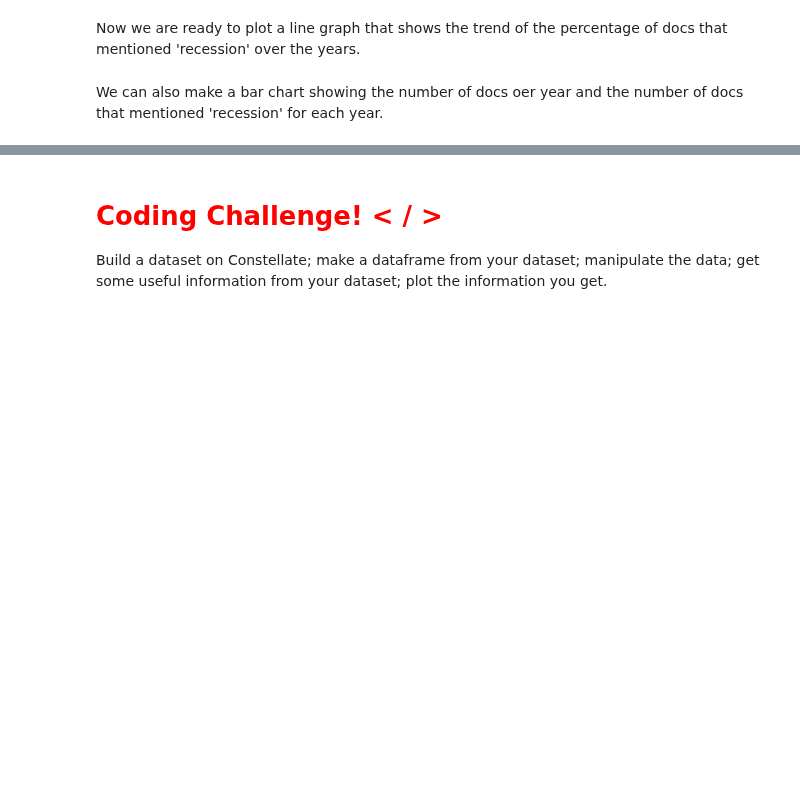
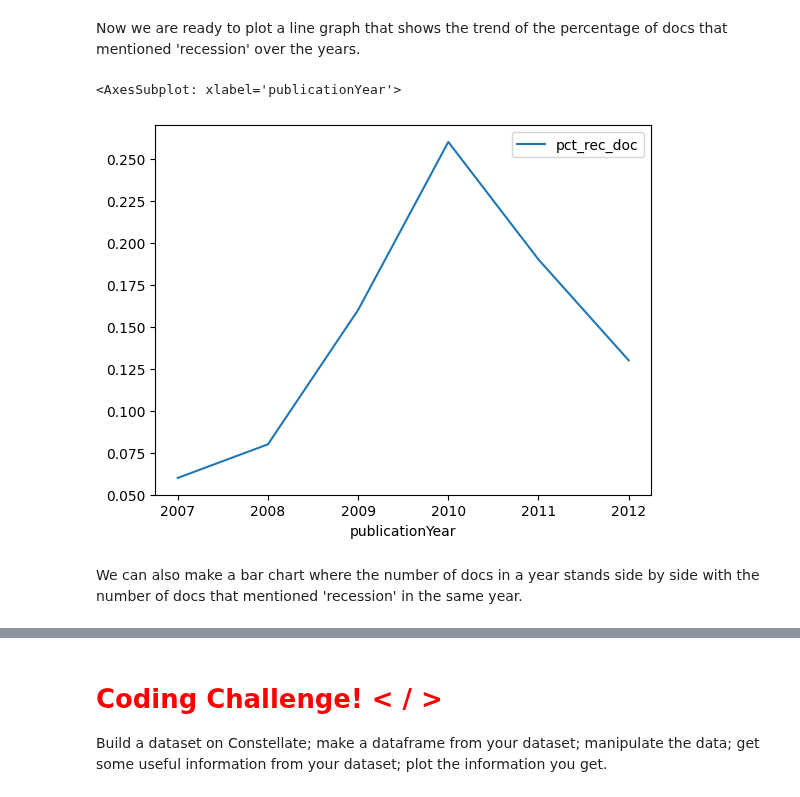
Before and after one commit to ithaka/constellate-notebooks, a Jupyter notebook: pandas-3.ipynb, the cells around one changed output, grey strips where cells are left out. Cells and saved outputs as stored; diff of their text form; code cells hidden in the pictures; blank space fills up the shorter version.

```diff
--- a/pandas-3.ipynb
+++ b/pandas-3.ipynb
@@ -169,6 +338,6 @@ recession_docs_by_year.plot(kind='pie', label="")
 # %% [markdown]
 We can also plot a line graph to track the trend of the precentage of docs that mentioned 'recession' over the years.
 # %%
-# Merge doc_by_year and recession_docs_by_year
-recession_doc_count_by_year = pd.concat([doc_by_year, recession_docs_by_year], axis=1)
-recession_doc_count_by_year
+# Merge doc_by_year and rec_docs_by_year
+new_df = pd.concat([doc_by_year, rec_docs_by_year], axis=1)
+new_df
@@ -175,4 +353,4 @@ recession_doc_count_by_year
 # %%
 # Change the headers to make them more descriptive
-recession_doc_count_by_year.rename(columns={'id':'num_of_doc', 'recession':'num_recession_doc'}, inplace=True)
-recession_doc_count_by_year
+new_df.rename(columns={0:'num_of_doc', 1:'num_rec_doc'}, inplace=True)
+new_df
@@ -179,4 +366,4 @@ recession_doc_count_by_year
 # %%
 # Make a new column storing the percentage of docs that mentioned 'recession' for each year
-recession_doc_count_by_year['perc_recession_doc'] = recession_doc_count_by_year['num_recession_doc']/recession_doc_count_by_year['num_of_doc']
-recession_doc_count_by_year.reset_index(inplace=True)
+new_df['pct_rec_doc'] = round(new_df['num_rec_doc']/new_df['num_of_doc'],2)
+new_df
@@ -183,7 +379,12 @@ recession_doc_count_by_year.reset_index(inplace=True)
 # %% [markdown]
 Now we are ready to plot a line graph that shows the trend of the percentage of docs that mentioned 'recession' over the years.
 # %%
-recession_doc_count_by_year.plot(x='publicationYear', y='perc_recession_doc', kind='line')
+# Plot of a line graph showing
+# the percentage of recession docs over the years
+new_df.plot(use_index=True, y='pct_rec_doc', kind='line')
+# %% [output]
+<AxesSubplot: xlabel='publicationYear'>
+[figure, added]
 # %% [markdown]
-We can also make a bar chart showing the number of docs oer year and the number of docs that mentioned 'recession' for each year.
+We can also make a bar chart where the number of docs in a year stands side by side with the number of docs that mentioned 'recession' in the same year.
 # %%
```
Also changed, not shown: parts of 42 cells of this notebook.
